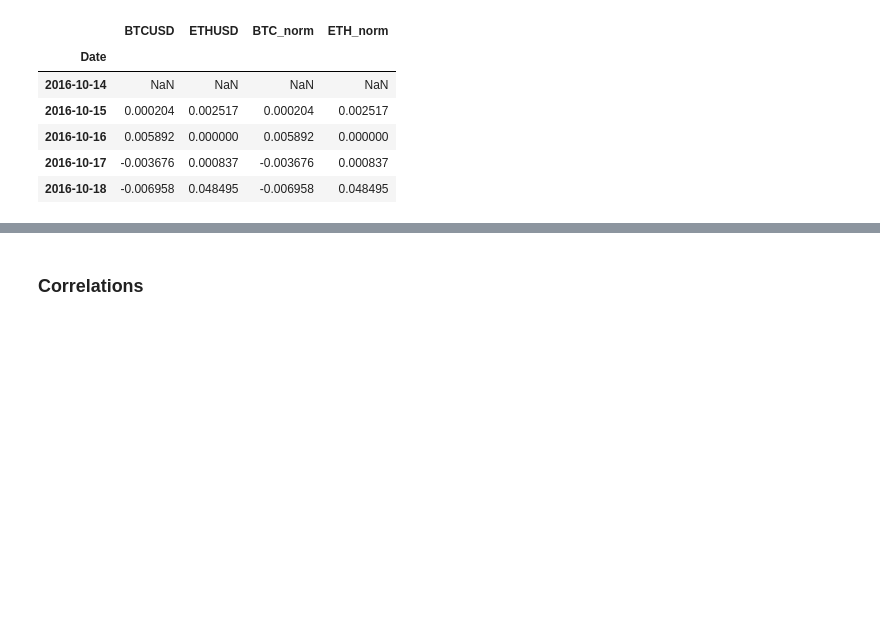
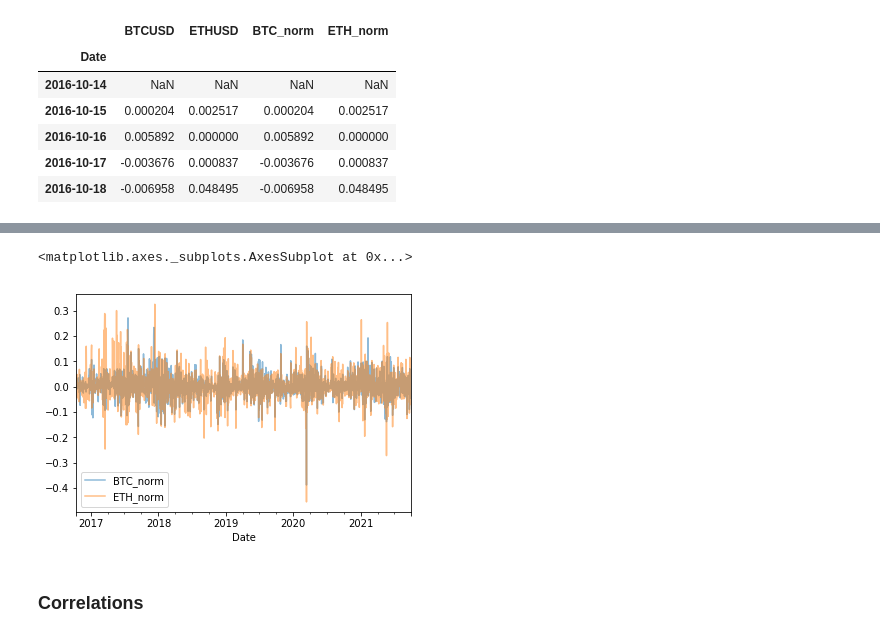
Before and after one commit to dcndn4/Project_1, a Jupyter notebook: ProjectOne_gfdata.ipynb, the cells around one changed output, grey strips where cells are left out. Saved outputs shown, nothing was run; the diff lists cells and outputs as text; code cells hidden in the pictures; blank space fills up the shorter version.

```diff
--- a/ProjectOne_gfdata.ipynb
+++ b/ProjectOne_gfdata.ipynb
@@ -162,3 +171,8 @@ btceth_returns.plot()
+# %%
+btceth_returns[["BTC_norm","ETH_norm"]].plot(alpha=0.5)
+# %% [output]
+<matplotlib.axes._subplots.AxesSubplot at 0x...>
+[figure, added]
 # %% [markdown]
 ### Correlations
 # %%
```
Also changed, not shown: parts of 4 cells of this notebook.
